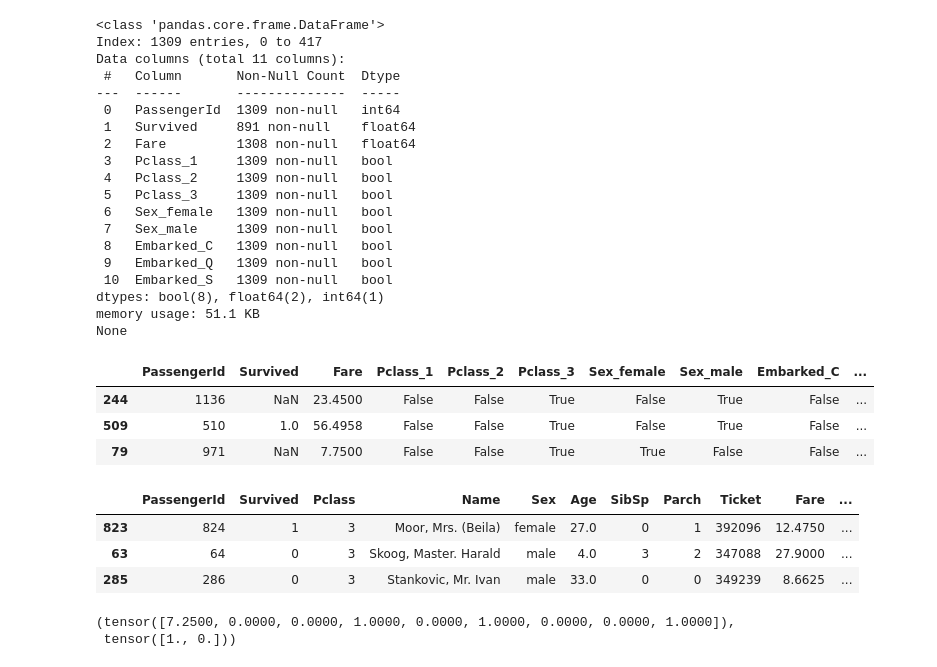
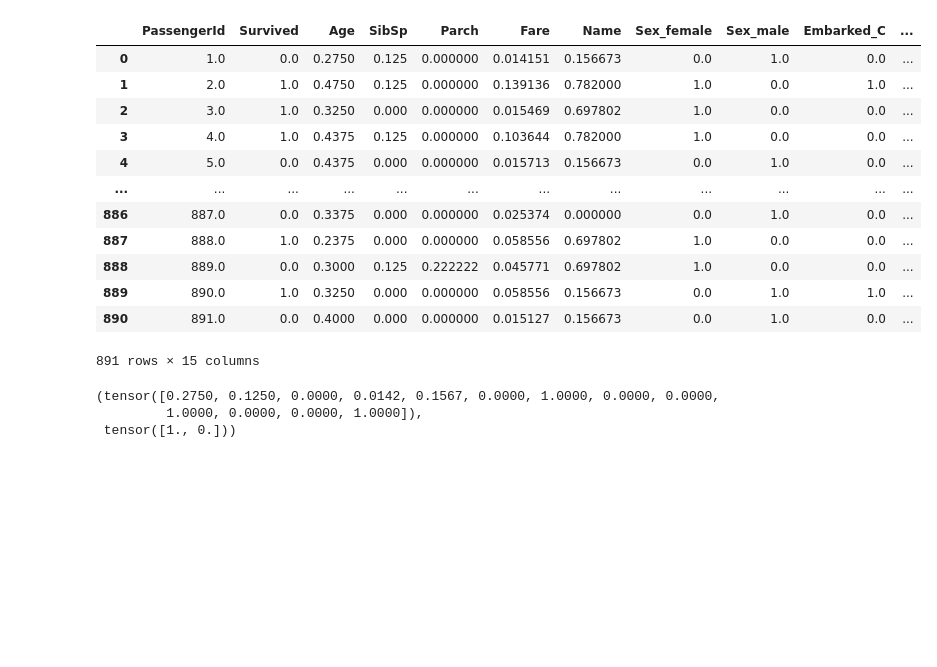
Before and after one commit to joseongho/titanic, a Jupyter notebook: test.ipynb, the cells around one changed output. Saved outputs shown, nothing was run; the diff lists cells and outputs as text; code cells hidden in the pictures; blank space fills up the shorter version.

```diff
--- a/test.ipynb
+++ b/test.ipynb
@@ -131,48 +79,32 @@ None
-# %%
-concatDF = pd.concat([train1DF,testDF])
-concatDF= concatDF[['PassengerId','Survived','Pclass','Fare','Sex','Embarked']]
-concatDF = pd.get_dummies(concatDF,columns=['Pclass','Sex','Embarked'])
-print(concatDF.info())
-concatDF.sample(3)
-# %% [output]
-<class 'pandas.core.frame.DataFrame'>
-Index: 1309 entries, 0 to 417
-Data columns (total 11 columns):
- #   Column       Non-Null Count  Dtype
----  ------       --------------  -----
- 0   PassengerId  1309 non-null   int64
- 1   Survived     891 non-null    float64
- 2   Fare         1308 non-null   float64
- 3   Pclass_1     1309 non-null   bool
- 4   Pclass_2     1309 non-null   bool
- 5   Pclass_3     1309 non-null   bool
- 6   Sex_female   1309 non-null   bool
- 7   Sex_male     1309 non-null   bool
- 8   Embarked_C   1309 non-null   bool
- 9   Embarked_Q   1309 non-null   bool
- 10  Embarked_S   1309 non-null   bool
-dtypes: bool(8), float64(2), int64(1)
-memory usage: 51.1 KB
-None
-|  | PassengerId | Survived | Fare | Pclass_1 | Pclass_2 | Pclass_3 | Sex_female | Sex_male | Embarked_C | ... |
-| 244 | 1136 | NaN | 23.4500 | False | False | True | False | True | False | ... |
-| 509 | 510 | 1.0 | 56.4958 | False | False | True | False | True | False | ... |
-| 79 | 971 | NaN | 7.7500 | False | False | True | True | False | False | ... |
-# %%
-
-trainDF = concatDF[:len(trainDF)]
-testDF = concatDF[len(trainDF):]
-train1DF.sample(3)
-# %% [output]
-|  | PassengerId | Survived | Pclass | Name | Sex | Age | SibSp | Parch | Ticket | Fare | ... |
-| 823 | 824 | 1 | 3 | Moor, Mrs. (Beila) | female | 27.0 | 0 | 1 | 392096 | 12.4750 | ... |
-| 63 | 64 | 0 | 3 | Skoog, Master. Harald | male | 4.0 | 3 | 2 | 347088 | 27.9000 | ... |
-| 285 | 286 | 0 | 3 | Stankovic, Mr. Ivan | male | 33.0 | 0 | 0 | 349239 | 8.6625 | ... |
+# %%
+featuredDF = pd.read_csv('train3.csv')
+featuredDF = pd.get_dummies(featuredDF,columns=['Sex','Embarked','Pclass'])
+featuredDF = featuredDF.drop(columns=['Ticket','Cabin'])
+featuredDF['Age'] = featuredDF['Age']/featuredDF['Age'].max()
+featuredDF['Fare'] = featuredDF['Fare']/featuredDF['Fare'].max()
+featuredDF['SibSp'] = featuredDF['SibSp']/featuredDF['SibSp'].max()
+featuredDF['Parch'] = featuredDF['Parch']/featuredDF['Parch'].max()
+featuredDF = featuredDF.astype(float)
+featuredDF[:891]
+# %% [output]
+|  | PassengerId | Survived | Age | SibSp | Parch | Fare | Name | Sex_female | Sex_male | Embarked_C | ... |
+| 0 | 1.0 | 0.0 | 0.2750 | 0.125 | 0.000000 | 0.014151 | 0.156673 | 0.0 | 1.0 | 0.0 | ... |
+| 1 | 2.0 | 1.0 | 0.4750 | 0.125 | 0.000000 | 0.139136 | 0.782000 | 1.0 | 0.0 | 1.0 | ... |
+| 2 | 3.0 | 1.0 | 0.3250 | 0.000 | 0.000000 | 0.015469 | 0.697802 | 1.0 | 0.0 | 0.0 | ... |
+| 3 | 4.0 | 1.0 | 0.4375 | 0.125 | 0.000000 | 0.103644 | 0.782000 | 1.0 | 0.0 | 0.0 | ... |
+| 4 | 5.0 | 0.0 | 0.4375 | 0.000 | 0.000000 | 0.015713 | 0.156673 | 0.0 | 1.0 | 0.0 | ... |
+| ... | ... | ... | ... | ... | ... | ... | ... | ... | ... | ... | ... |
+| 886 | 887.0 | 0.0 | 0.3375 | 0.000 | 0.000000 | 0.025374 | 0.000000 | 0.0 | 1.0 | 0.0 | ... |
+| 887 | 888.0 | 1.0 | 0.2375 | 0.000 | 0.000000 | 0.058556 | 0.697802 | 1.0 | 0.0 | 0.0 | ... |
+| 888 | 889.0 | 0.0 | 0.3000 | 0.125 | 0.222222 | 0.045771 | 0.697802 | 1.0 | 0.0 | 0.0 | ... |
+| 889 | 890.0 | 1.0 | 0.3250 | 0.000 | 0.000000 | 0.058556 | 0.156673 | 0.0 | 1.0 | 1.0 | ... |
+| 890 | 891.0 | 0.0 | 0.4000 | 0.000 | 0.000000 | 0.015127 | 0.156673 | 0.0 | 1.0 | 0.0 | ... |
+891 rows × 15 columns
 # %%
 class MyDataset(torch.utils.data.Dataset):
     def __init__(self, DF:pd.DataFrame):
         self.PassengerId= DF['PassengerId'].values
-        self.Servived = pd.get_dummies(DF['Survived'].astype(float)).values
+        self.Servived = pd.get_dummies(DF['Survived']).values
         DF = DF.drop(columns=['PassengerId','Survived'])
         self.data = DF.astype(float).values
         pass
@@ -187,11 +119,12 @@ class MyDataset(torch.utils.data.Dataset):
         return x, y
 
 
-dataSet = MyDataset(DF=trainDF)
-testSet = MyDataset(DF=testDF)
+dataSet = MyDataset(DF=featuredDF[:891])
+testSet = MyDataset(DF=featuredDF[891:])
 dataSet[0]
 # %% [output]
-(tensor([7.2500, 0.0000, 0.0000, 1.0000, 0.0000, 1.0000, 0.0000, 0.0000, 1.0000]),
+(tensor([0.2750, 0.1250, 0.0000, 0.0142, 0.1567, 0.0000, 1.0000, 0.0000, 0.0000,
+         1.0000, 0.0000, 0.0000, 1.0000]),
  tensor([1., 0.]))
 # %%
 
```
Also changed, not shown: parts of 8 cells of this notebook, 4 other files.
